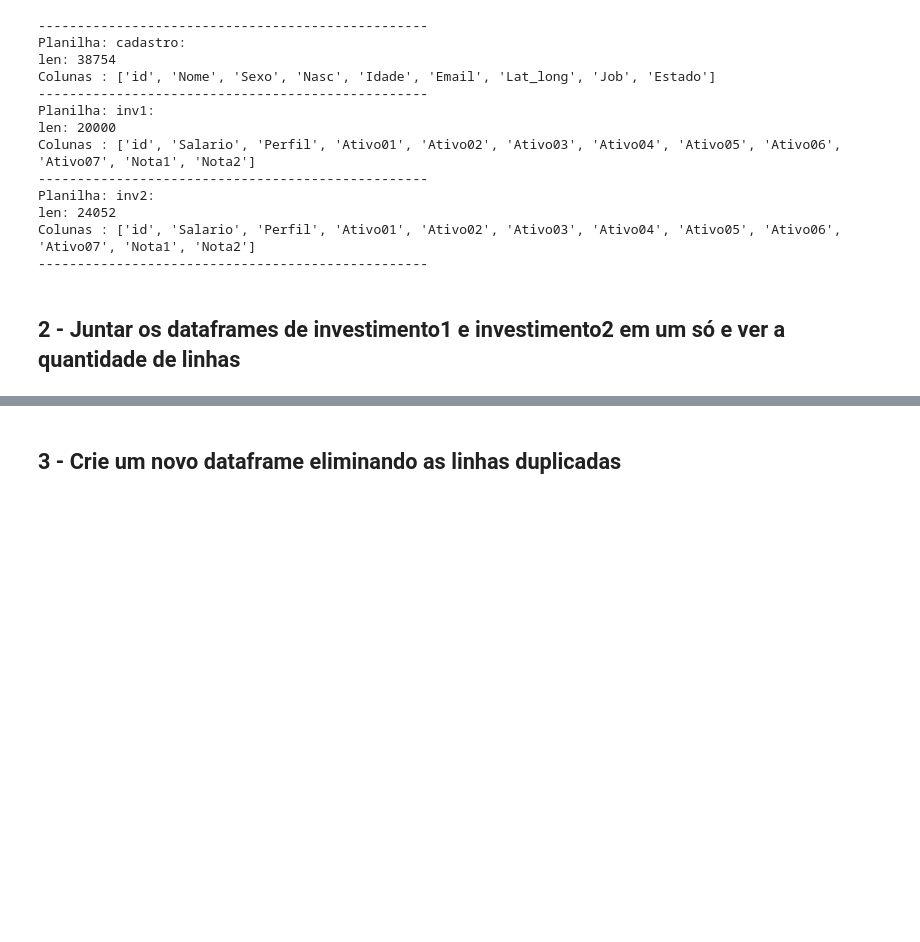
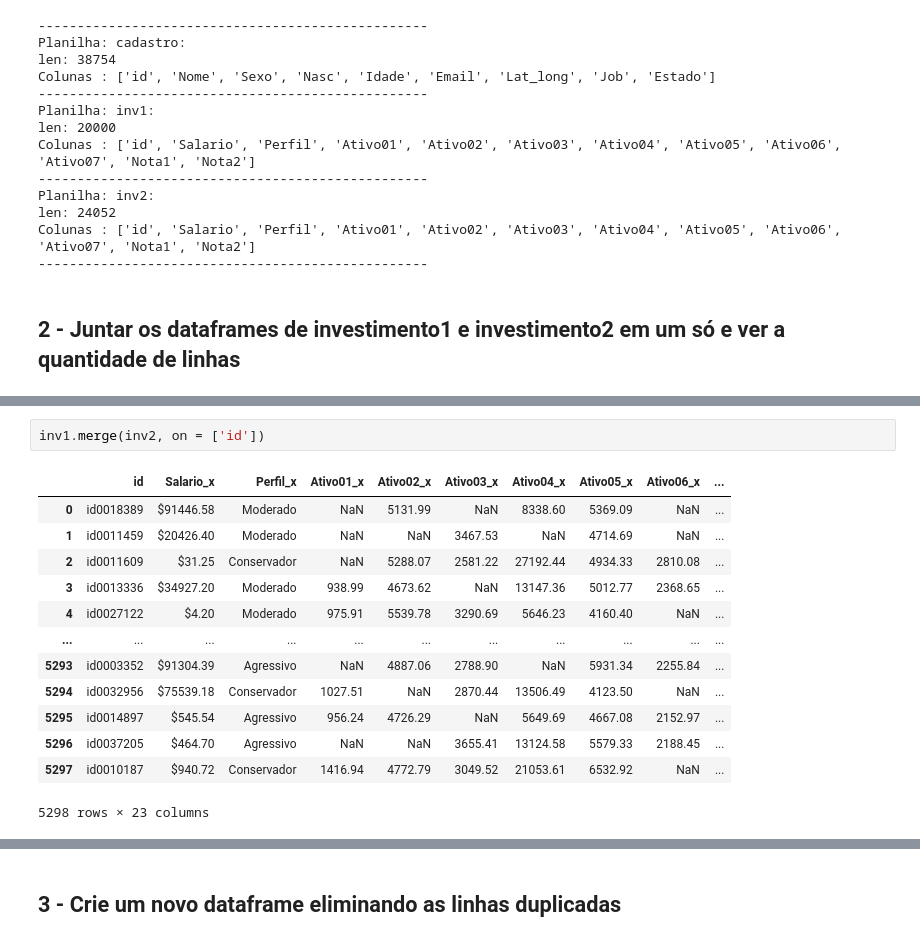
Before and after one commit to lvoltolini/970-lm-mod-III, a Jupyter notebook: Projeto Final/Proj_1_pandas_notebook.ipynb, the cells around one changed output, grey strips where cells are left out. Saved outputs shown, nothing was run; the diff lists cells and outputs as text; blank space fills up the shorter version.

```diff
--- a/Projeto Final/Proj_1_pandas_notebook.ipynb
+++ b/Projeto Final/Proj_1_pandas_notebook.ipynb
@@ -107 +124,17 @@ Colunas : ['id', 'Salario', 'Perfil', 'Ativo01', 'Ativo02', 'Ativo03', 'Ativo04'
+# %%
+inv1.merge(inv2, on = ['id'])
+# %% [output]
+|  | id | Salario_x | Perfil_x | Ativo01_x | Ativo02_x | Ativo03_x | Ativo04_x | Ativo05_x | Ativo06_x | ... |
+| 0 | id0018389 | $91446.58 | Moderado | NaN | 5131.99 | NaN | 8338.60 | 5369.09 | NaN | ... |
+| 1 | id0011459 | $20426.40 | Moderado | NaN | NaN | 3467.53 | NaN | 4714.69 | NaN | ... |
+| 2 | id0011609 | $31.25 | Conservador | NaN | 5288.07 | 2581.22 | 27192.44 | 4934.33 | 2810.08 | ... |
+| 3 | id0013336 | $34927.20 | Moderado | 938.99 | 4673.62 | NaN | 13147.36 | 5012.77 | 2368.65 | ... |
+| 4 | id0027122 | $4.20 | Moderado | 975.91 | 5539.78 | 3290.69 | 5646.23 | 4160.40 | NaN | ... |
+| ... | ... | ... | ... | ... | ... | ... | ... | ... | ... | ... |
+| 5293 | id0003352 | $91304.39 | Agressivo | NaN | 4887.06 | 2788.90 | NaN | 5931.34 | 2255.84 | ... |
+| 5294 | id0032956 | $75539.18 | Conservador | 1027.51 | NaN | 2870.44 | 13506.49 | 4123.50 | NaN | ... |
+| 5295 | id0014897 | $545.54 | Agressivo | 956.24 | 4726.29 | NaN | 5649.69 | 4667.08 | 2152.97 | ... |
+| 5296 | id0037205 | $464.70 | Agressivo | NaN | NaN | 3655.41 | 13124.58 | 5579.33 | 2188.45 | ... |
+| 5297 | id0010187 | $940.72 | Conservador | 1416.94 | 4772.79 | 3049.52 | 21053.61 | 6532.92 | NaN | ... |
+5298 rows × 23 columns
 # %%
```
Also changed, not shown: parts of 3 cells of this notebook, 1 other file.
